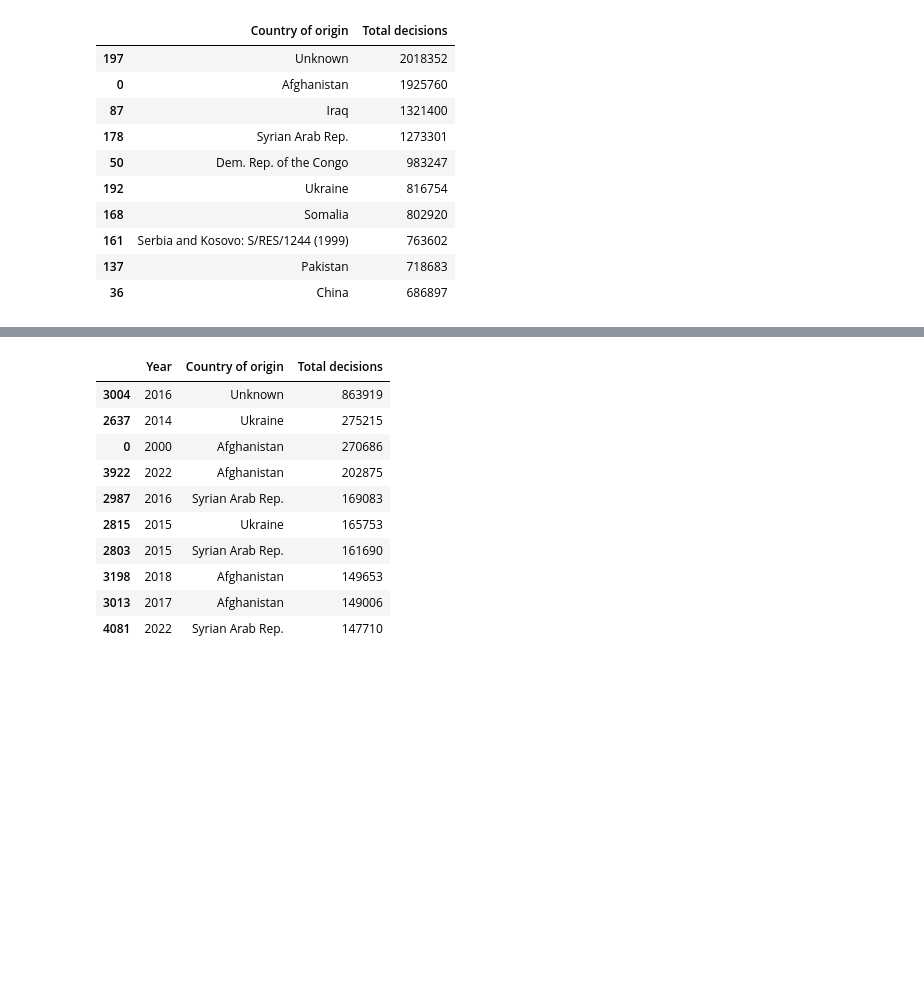
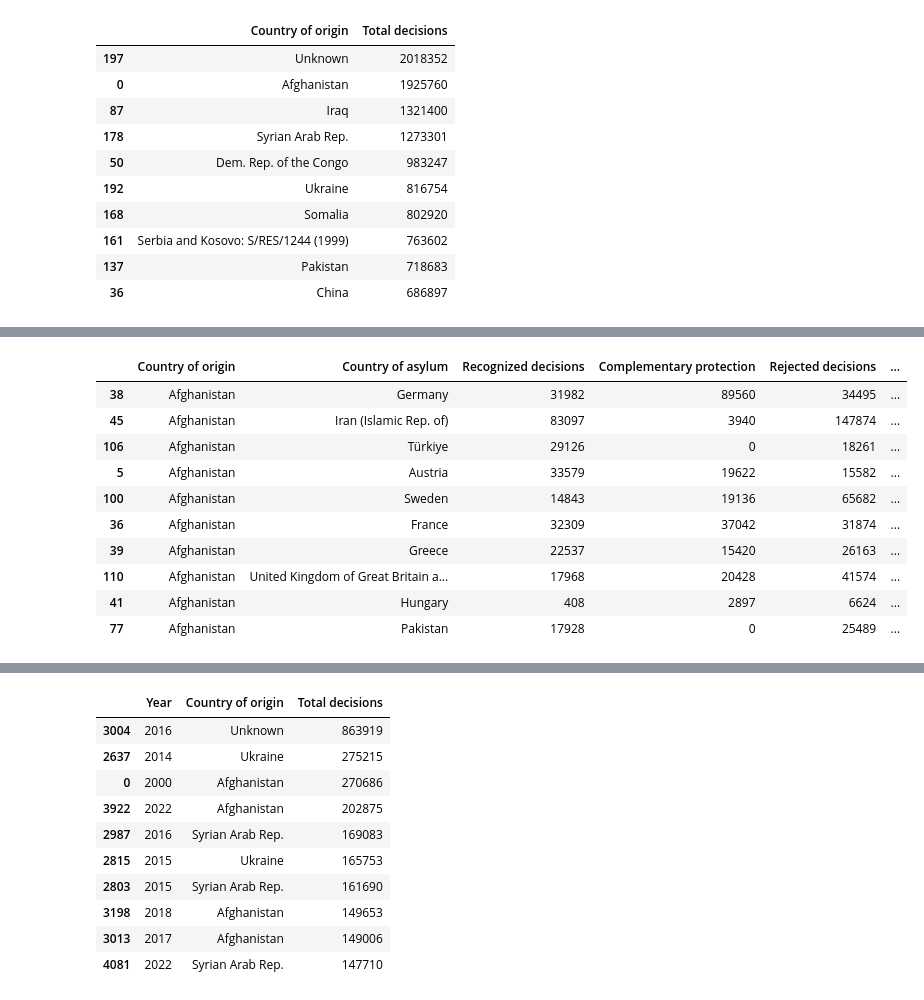
Before and after one commit to IoanaCretuAndrei/Refugee-flow-study, a Jupyter notebook: notebook_asylum_IGN.ipynb, the cells around one changed output, grey strips where cells are left out. Cells and saved outputs as stored; diff of their text form; code cells hidden in the pictures; blank space fills up the shorter version.

```diff
--- a/notebook_asylum_IGN.ipynb
+++ b/notebook_asylum_IGN.ipynb
@@ -329,0 +362,14 @@ asylum.groupby('Country of origin')['Total decisions'].sum().reset_index().sort_
+# %%
+asylum_Afghanistan.head(10)
+# %% [output]
+|  | Country of origin | Country of asylum | Recognized decisions | Complementary protection | Rejected decisions | ... |
+| 38 | Afghanistan | Germany | 31982 | 89560 | 34495 | ... |
+| 45 | Afghanistan | Iran (Islamic Rep. of) | 83097 | 3940 | 147874 | ... |
+| 106 | Afghanistan | Türkiye | 29126 | 0 | 18261 | ... |
+| 5 | Afghanistan | Austria | 33579 | 19622 | 15582 | ... |
+| 100 | Afghanistan | Sweden | 14843 | 19136 | 65682 | ... |
+| 36 | Afghanistan | France | 32309 | 37042 | 31874 | ... |
+| 39 | Afghanistan | Greece | 22537 | 15420 | 26163 | ... |
+| 110 | Afghanistan | United Kingdom of Great Britain a... | 17968 | 20428 | 41574 | ... |
+| 41 | Afghanistan | Hungary | 408 | 2897 | 6624 | ... |
+| 77 | Afghanistan | Pakistan | 17928 | 0 | 25489 | ... |
```
Also changed, not shown: parts of 10 cells of this notebook.
